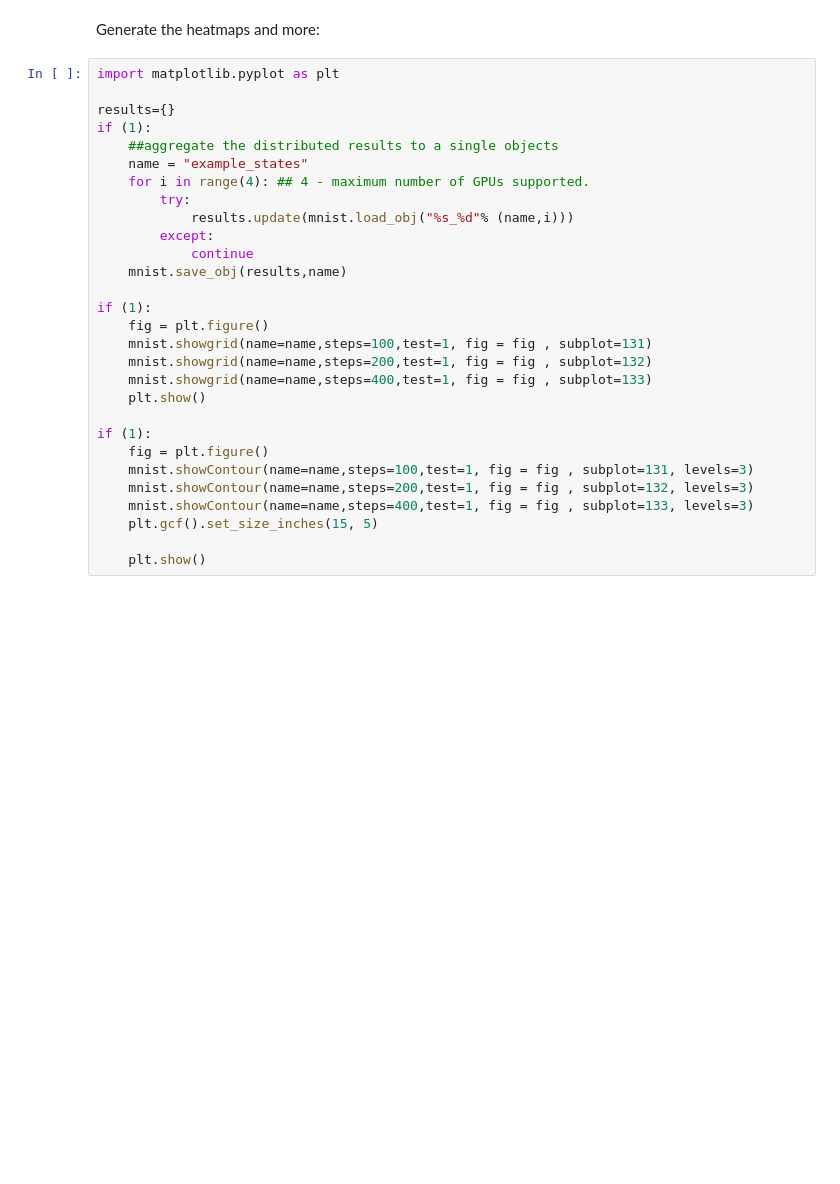
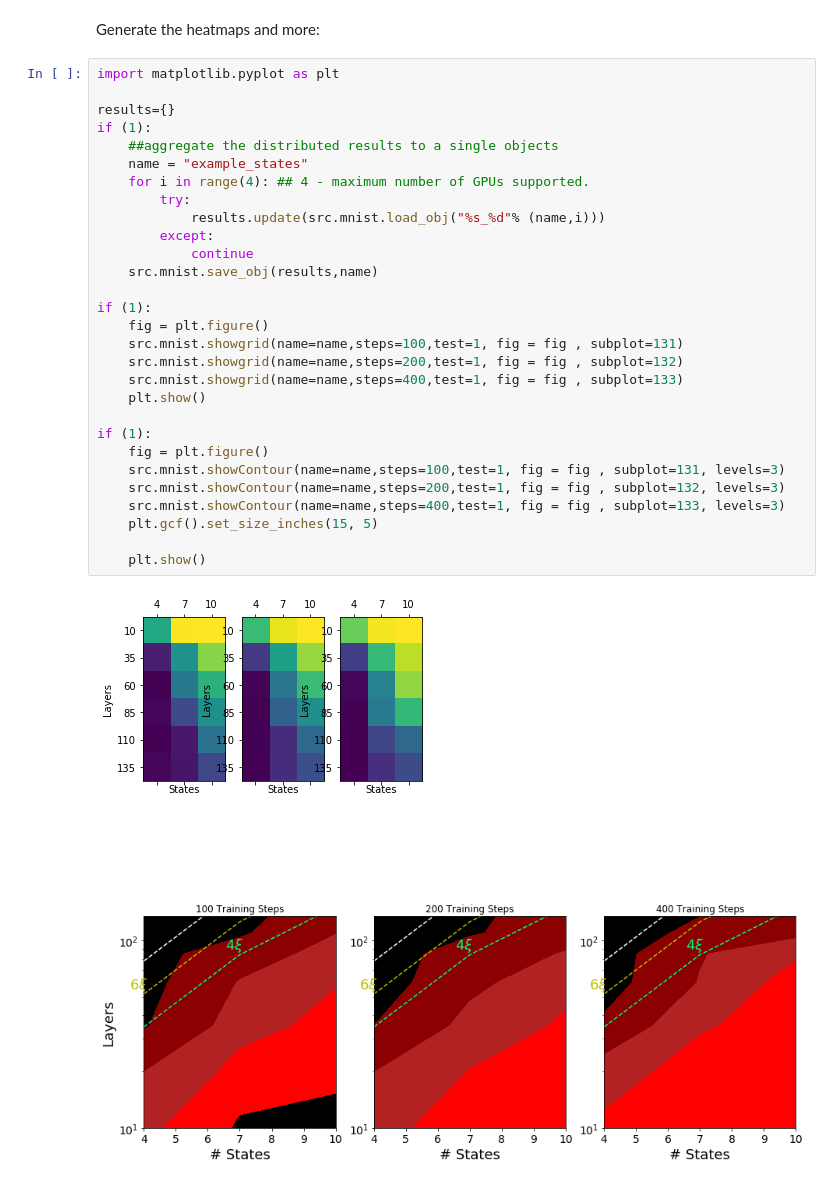
Before and after one commit to yanivbl6/quantized_meanfield, a Jupyter notebook: jupyter-examples/mnist_heatmap.ipynb, the cells around one changed output. Drawn from its saved outputs; the diff is of its cells as text; blank space fills up the shorter version.

Commit message:
tested and fixed mnist_heatmap, added reamefile for examples

```diff
--- a/jupyter-examples/mnist_heatmap.ipynb
+++ b/jupyter-examples/mnist_heatmap.ipynb
@@ -45,29 +75,32 @@ Generate the heatmaps and more:
 # %%
 import matplotlib.pyplot as plt
 
 results={}
 if (1):
     ##aggregate the distributed results to a single objects
     name = "example_states"
     for i in range(4): ## 4 - maximum number of GPUs supported.
         try:
-            results.update(mnist.load_obj("%s_%d"% (name,i)))
+            results.update(src.mnist.load_obj("%s_%d"% (name,i)))
         except:
             continue
-    mnist.save_obj(results,name)
+    src.mnist.save_obj(results,name)
 
 if (1):
     fig = plt.figure()
-    mnist.showgrid(name=name,steps=100,test=1, fig = fig , subplot=131)
-    mnist.showgrid(name=name,steps=200,test=1, fig = fig , subplot=132)
-    mnist.showgrid(name=name,steps=400,test=1, fig = fig , subplot=133)
+    src.mnist.showgrid(name=name,steps=100,test=1, fig = fig , subplot=131)
+    src.mnist.showgrid(name=name,steps=200,test=1, fig = fig , subplot=132)
+    src.mnist.showgrid(name=name,steps=400,test=1, fig = fig , subplot=133)
     plt.show()
 
 if (1):
     fig = plt.figure()
-    mnist.showContour(name=name,steps=100,test=1, fig = fig , subplot=131, levels=3)
-    mnist.showContour(name=name,steps=200,test=1, fig = fig , subplot=132, levels=3)
-    mnist.showContour(name=name,steps=400,test=1, fig = fig , subplot=133, levels=3)
+    src.mnist.showContour(name=name,steps=100,test=1, fig = fig , subplot=131, levels=3)
+    src.mnist.showContour(name=name,steps=200,test=1, fig = fig , subplot=132, levels=3)
+    src.mnist.showContour(name=name,steps=400,test=1, fig = fig , subplot=133, levels=3)
     plt.gcf().set_size_inches(15, 5)
 
     plt.show()
+# %% [output]
+[figure, added]
+[figure, added]
```
Also changed, not shown: parts of 2 cells of this notebook, 1 other file.
